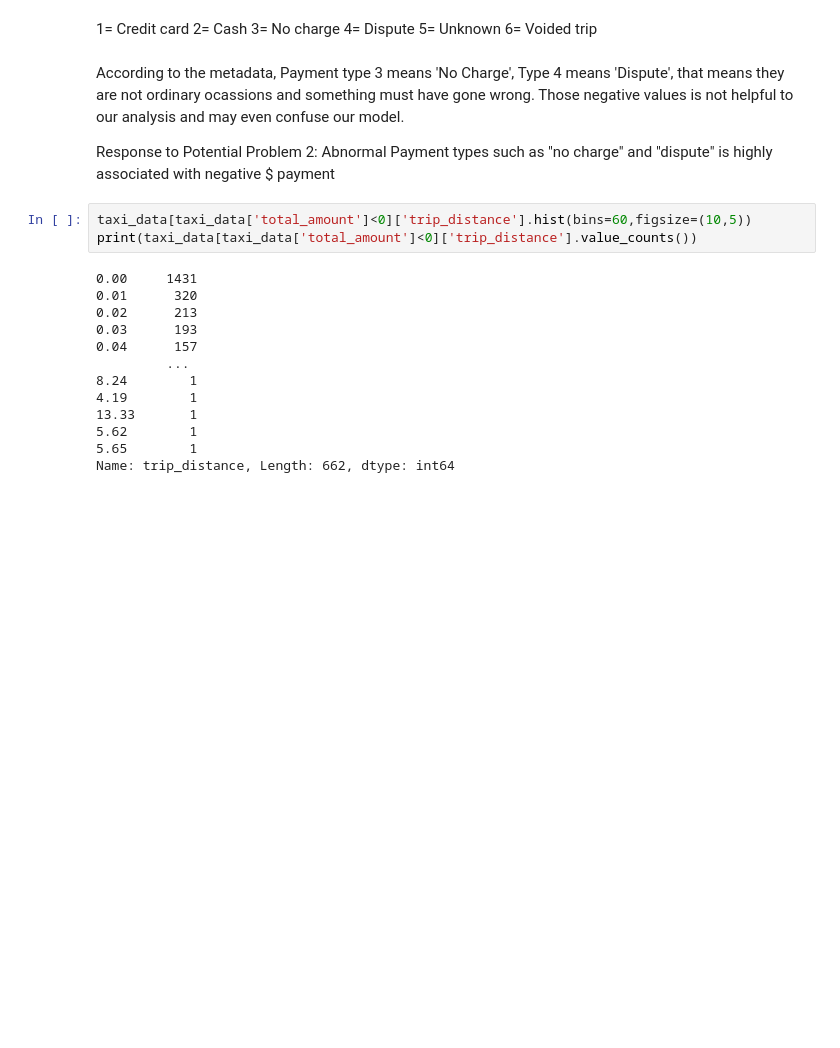
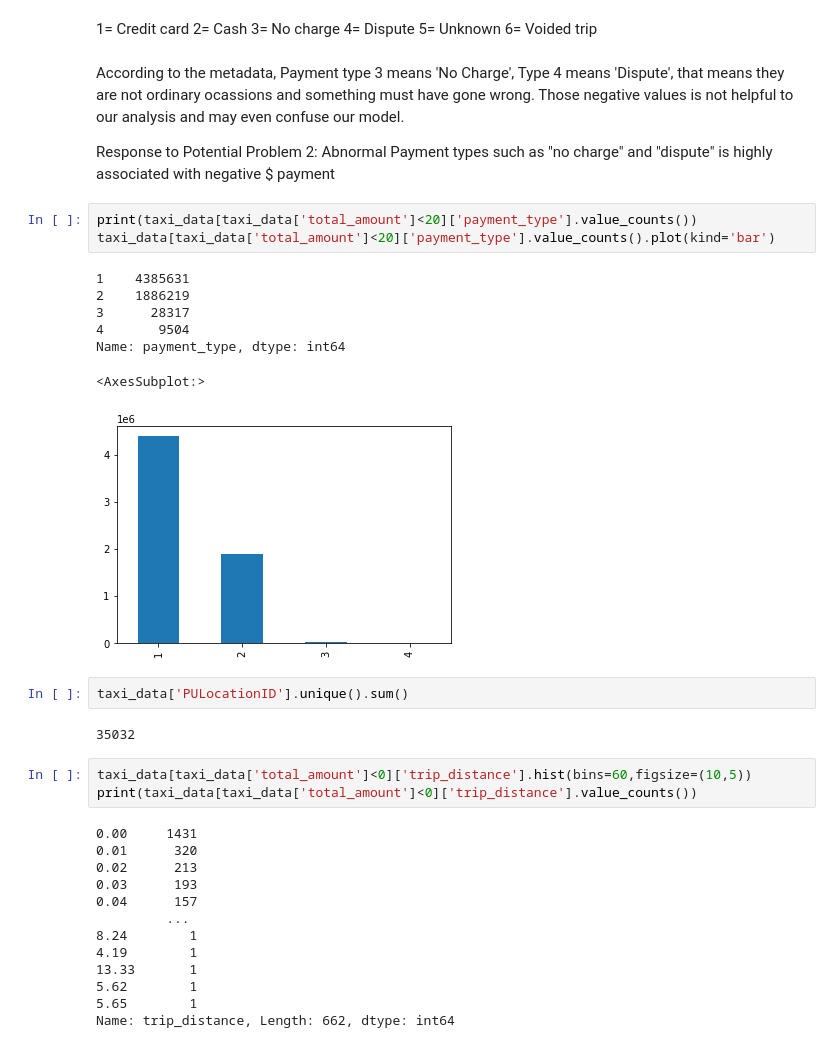
Before and after one commit to Au-Jonathan/New-York-Taxi-Analysis, a Jupyter notebook: NY_Taxi_Full.ipynb, the cells around one changed output. Saved outputs shown, nothing was run; the diff lists cells and outputs as text; blank space fills up the shorter version.

```diff
--- a/NY_Taxi_Full.ipynb
+++ b/NY_Taxi_Full.ipynb
@@ -176,6 +216,21 @@ Name: payment_type, dtype: int64
 According to the metadata, Payment type 3 means 'No Charge', Type 4 means 'Dispute', that means they are not ordinary ocassions and something must have gone wrong. Those negative values is not helpful to our analysis and may even confuse our model.
 
 Response to Potential Problem 2: Abnormal Payment types such as "no charge" and "dispute" is highly associated with negative $ payment
+# %%
+print(taxi_data[taxi_data['total_amount']<20]['payment_type'].value_counts())
+taxi_data[taxi_data['total_amount']<20]['payment_type'].value_counts().plot(kind='bar')
+# %% [output]
+1    4385631
+2    1886219
+3      28317
+4       9504
+Name: payment_type, dtype: int64
+<AxesSubplot:>
+[figure, added]
+# %%
+taxi_data['PULocationID'].unique().sum()
+# %% [output]
+35032
 # %%
 taxi_data[taxi_data['total_amount']<0]['trip_distance'].hist(bins=60,figsize=(10,5))
 print(taxi_data[taxi_data['total_amount']<0]['trip_distance'].value_counts())
```
Also changed, not shown: parts of 45 cells of this notebook, 1 other file.
